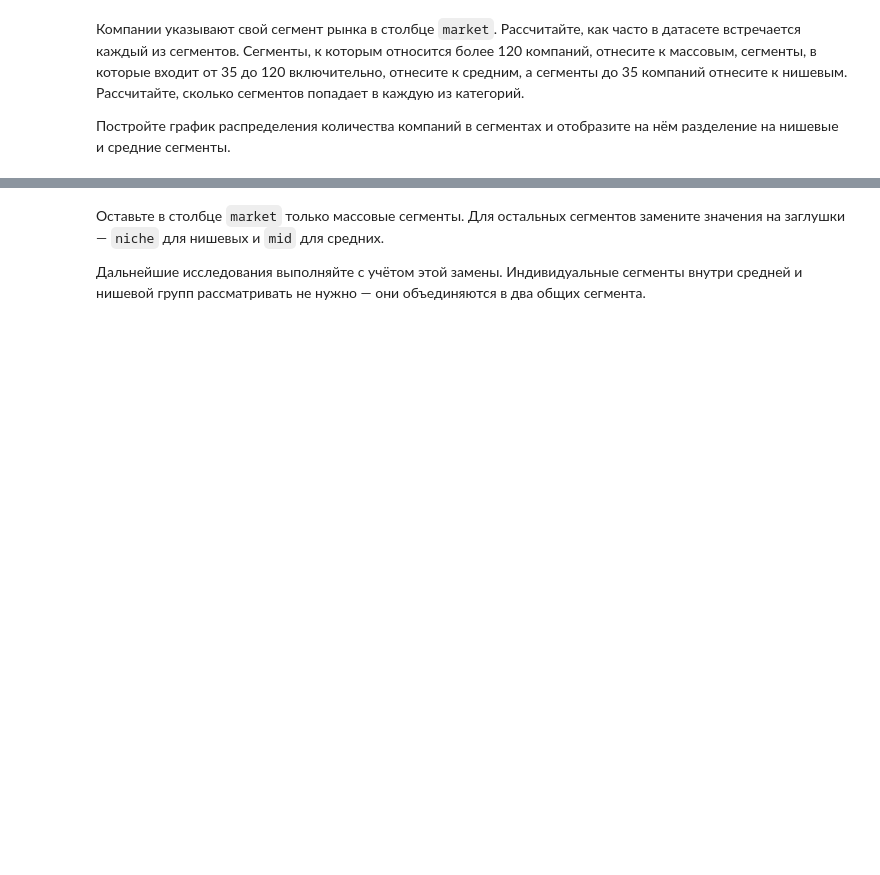
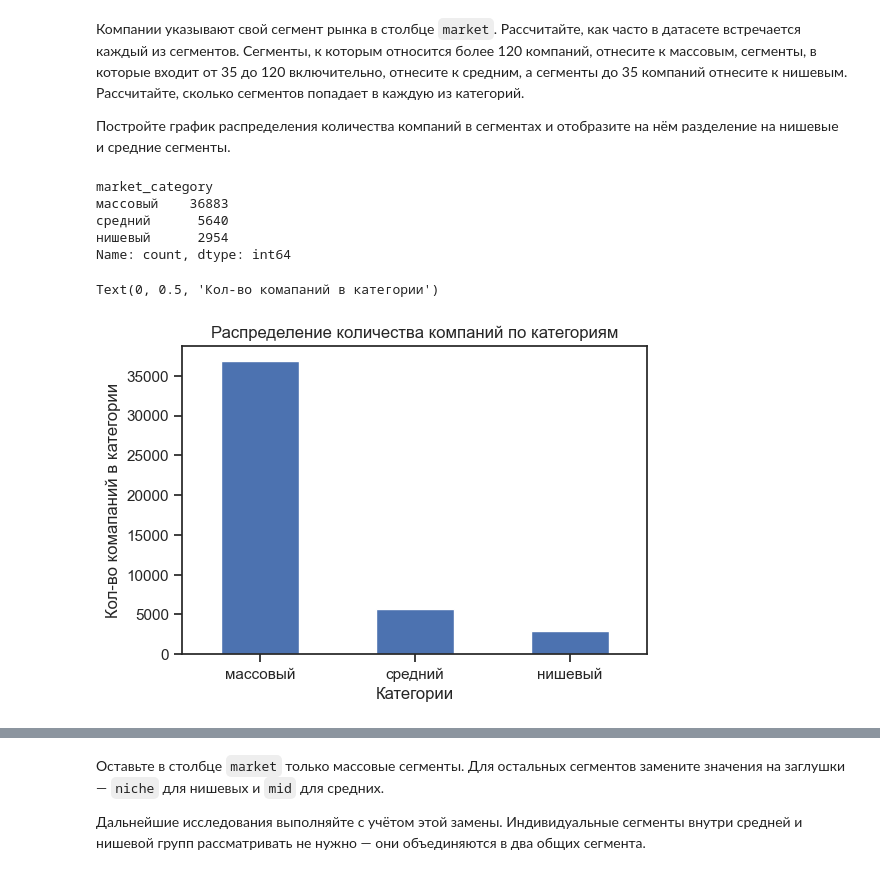
Before and after one commit to CAH0/startup-funding-analysis, a Jupyter notebook: startup_funding_analysis.ipynb, the cells around one changed output, grey strips where cells are left out. Saved outputs shown, nothing was run; the diff lists cells and outputs as text; code cells hidden in the pictures; blank space fills up the shorter version.

```diff
--- a/startup_funding_analysis.ipynb
+++ b/startup_funding_analysis.ipynb
@@ -470,3 +470,37 @@ plt.show()
 Компании указывают свой сегмент рынка в столбце `market`. Рассчитайте, как часто в датасете встречается каждый из сегментов. Сегменты, к которым относится более 120 компаний, отнесите к массовым, сегменты, в которые входит от 35 до 120 включительно, отнесите к средним, а сегменты до 35 компаний отнесите к нишевым. Рассчитайте, сколько сегментов попадает в каждую из категорий.
 
 Постройте график распределения количества компаний в сегментах и отобразите на нём разделение на нишевые и средние сегменты.
+# %%
+df = readInv.copy()
+
+market_counts = df['market'].value_counts()
+
+market_category = pd.cut(
+    market_counts,
+    bins=[0, 35, 121, float('inf')],
+    labels=['нишевый', 'средний', 'массовый'],
+    right=False
+)
+
+df['market_category'] = df['market'].map(market_category.astype(str))
+
+df['market_category'].value_counts()
+# %% [output]
+market_category
+массовый    36883
+средний      5640
+нишевый      2954
+Name: count, dtype: int64
+# %%
+plt.figure(figsize=(6,4))
+
+df['market_category'].value_counts().plot(
+    kind = 'bar',
+    title = 'Распределение количества компаний по категориям',
+    rot =  0)
+
+plt.xlabel('Категории')
+plt.ylabel('Кол-во комапаний в категории')
+# %% [output]
+Text(0, 0.5, 'Кол-во комапаний в категории')
+[figure, added]
```
Also changed, not shown: parts of 3 cells of this notebook.
